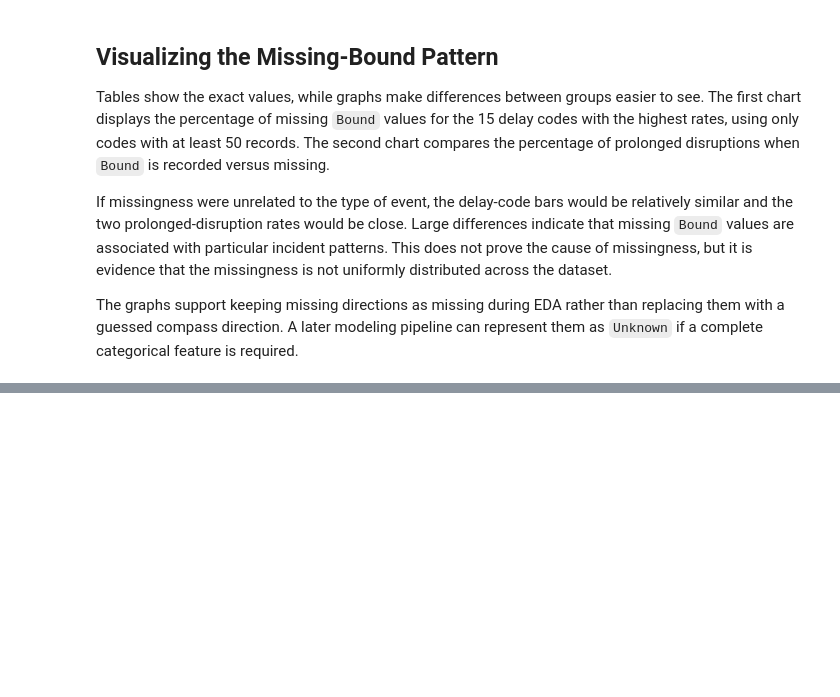
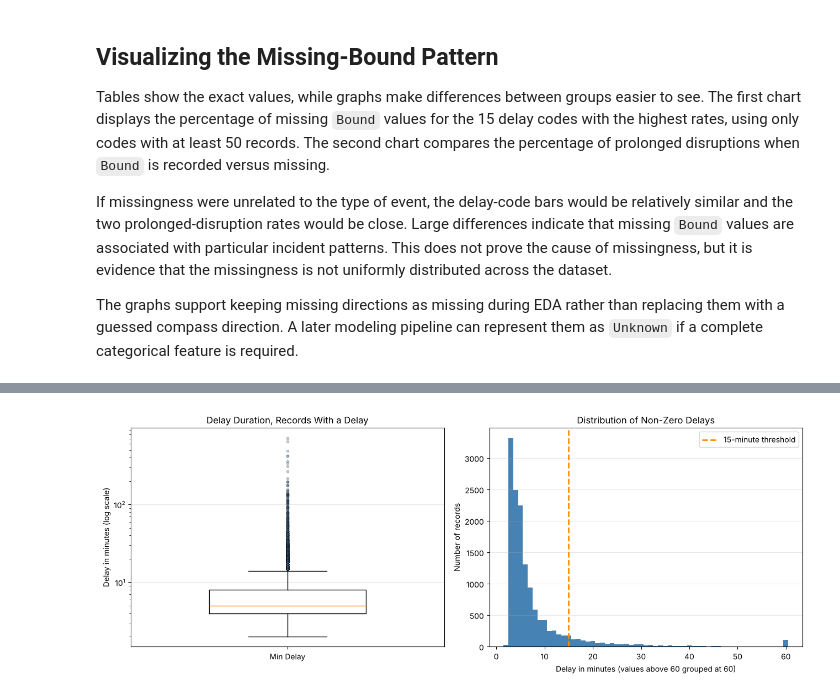
Before and after one commit to azahra4/TTC_EDA_Project, a Jupyter notebook: TTC_Delay_EDA.ipynb, the cells around one changed output, grey strips where cells are left out. Cells and saved outputs as stored; diff of their text form; code cells hidden in the pictures; blank space fills up the shorter version.

```diff
--- a/TTC_Delay_EDA.ipynb
+++ b/TTC_Delay_EDA.ipynb
@@ -367,0 +416,16 @@ plt.show()
+# %%
+# Attach descriptions to both subsets. This is a static lookup, not a value
+# learned from the data, so applying it to the test set causes no leakage.
+def add_code_description(data):
+    out = data.merge(code_lookup, on="Code", how="left")
+    out["Code_Description"] = out["Code_Description"].fillna("No code available / undocumented")
+    return out
+
+train_df = add_code_description(train_df)
+test_df = add_code_description(test_df)
+
+display(
+    train_df[["Code", "Code_Description", "Min Delay"]]
+    .drop_duplicates(subset="Code")
+    .head(8)
+)
@@ -367,0 +727,31 @@ plt.show()
+# %%
+fig, axes = plt.subplots(1, 2, figsize=(13, 5))
+
+# Left: boxplot on a log scale so the bulk and the tail are both visible.
+axes[0].boxplot(
+    train_df.loc[train_df["Min Delay"] > 0, "Min Delay"],
+    widths=0.5,
+    flierprops=dict(marker="o", markersize=3, alpha=0.25, markerfacecolor="steelblue")
+)
+axes[0].set_yscale("log")
+axes[0].set_ylabel("Delay in minutes (log scale)")
+axes[0].set_title("Delay Duration, Records With a Delay")
+axes[0].set_xticklabels(["Min Delay"])
+axes[0].grid(axis="y", alpha=0.3)
+
+# Right: histogram of the delays that matter operationally.
+capped = train_df.loc[train_df["Min Delay"] > 0, "Min Delay"].clip(upper=60)
+# Delays are whole minutes, so one bin per minute avoids empty gaps.
+axes[1].hist(capped, bins=np.arange(1.5, 61.5, 1), color="steelblue")
+axes[1].axvline(15, color="darkorange", linestyle="--", linewidth=2,
+                label="15-minute threshold")
+axes[1].set_xlabel("Delay in minutes (values above 60 grouped at 60)")
+axes[1].set_ylabel("Number of records")
+axes[1].set_title("Distribution of Non-Zero Delays")
+axes[1].legend()
+axes[1].grid(axis="y", alpha=0.3)
+
+plt.tight_layout()
+plt.show()
+# %% [output]
+[figure, added]
```
Also changed, not shown: parts of 37 cells of this notebook, 1 other file.
